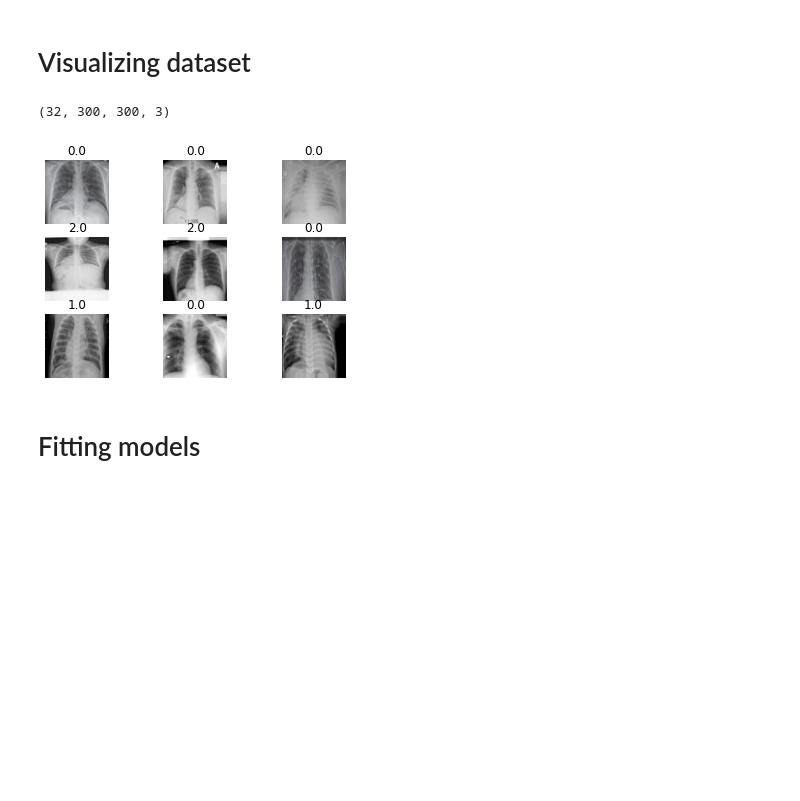
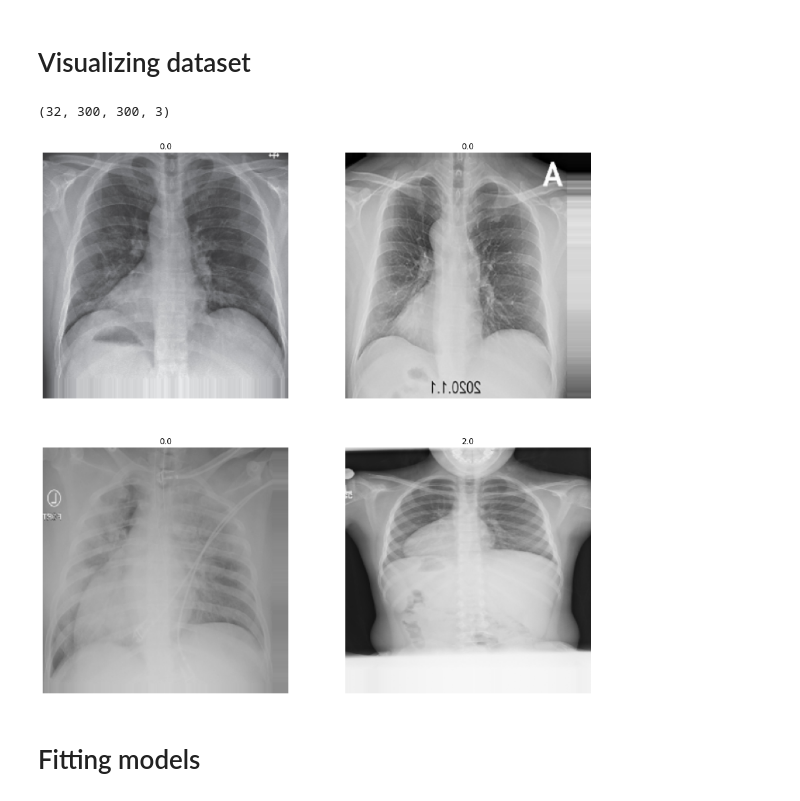
Before and after one commit to PashaIanko/Covid19Classifier, a Jupyter notebook: main.ipynb, the cells around one changed output. Drawn from its saved outputs; the diff is of its cells as text; code cells hidden in the pictures; blank space fills up the shorter version.

Commit message:
last commit before preprocessing

```diff
--- a/main.ipynb
+++ b/main.ipynb
@@ -204,13 +204,20 @@ train_files + val_files + test_files
 ## Train
 # %%
 train_generator = ImageDataGenerator(
-    preprocessing_function = Preprocessing.normalize,
+    # we use only a portion for train data (initially, to check if all works fine)
     validation_split = 1 - train_percentage,
 
+    # preprocessing
+    preprocessing_function = Preprocessing.preprocess,
+    samplewise_center = DatasetParameters.samplewise_center,
+    featurewise_center = DatasetParameters.featurewise_center,
+
+    # augmentation
     width_shift_range = DatasetParameters.width_shift_range,
     height_shift_range = DatasetParameters.height_shift_range,
     rotation_range = DatasetParameters.rotation_range,
     horizontal_flip = DatasetParameters.horizontal_flip,
+    vertical_flip = DatasetParameters.vertical_flip,
     # brightness_range = [0.8, 1.0],
     zoom_range = DatasetParameters.zoom_range
 )
@@ -289,15 +291,15 @@ assert train_flow.class_indices == val_flow.class_indices
 # %% [markdown]
 # Visualizing dataset
 # %%
-how_many_to_show = 9
+how_many_to_show = 4
 for _ in range(1):
     batch, labels = train_flow.next()
     print(batch.shape)
     assert np.max(batch) <= 1.0
     visualize(batch, labels, how_many_to_show)
 # %% [output]
 (32, 300, 300, 3)
-[figure, old version]
+[figure, new version]
 # %% [markdown]
 # Fitting models
 # %% [markdown]
```
Also changed, not shown: parts of 2 cells of this notebook, 3 other files.
